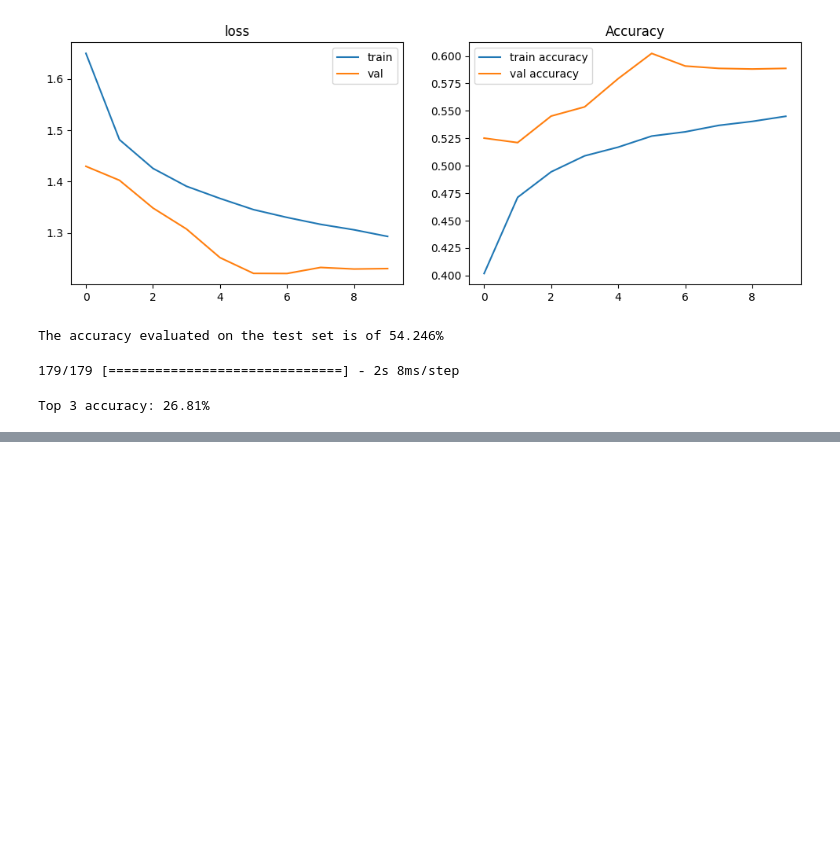
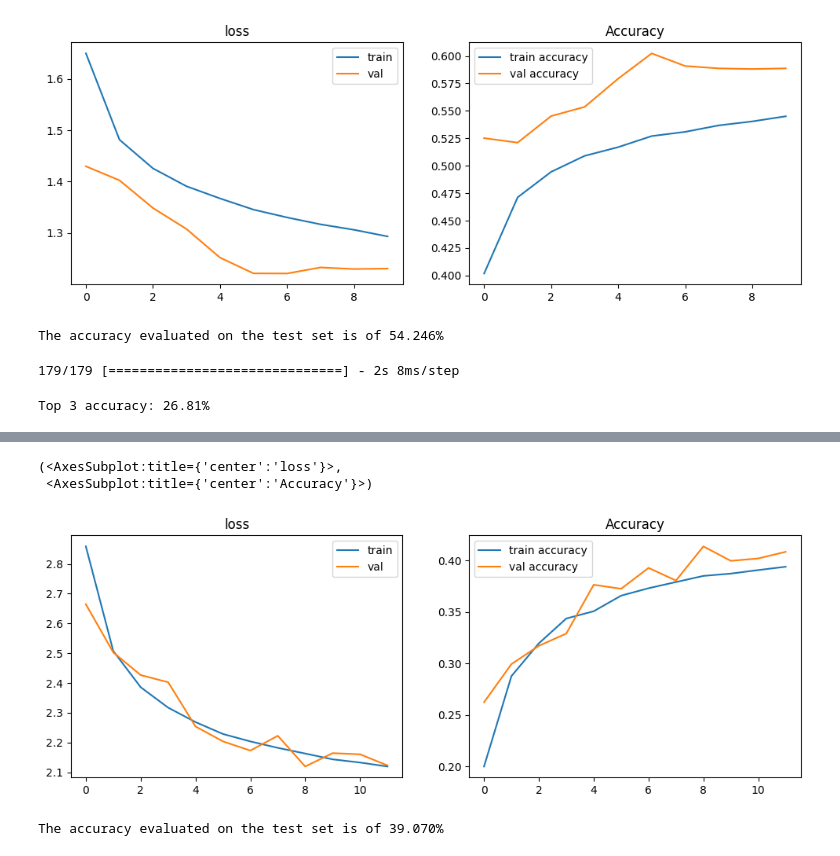
Before and after one commit to NahiaPeschard/wagon_book_cover, a Jupyter notebook: notebooks/elli_google_nlp2.ipynb, the cells around one changed output, grey strips where cells are left out. Cells and saved outputs as stored; diff of their text form; code cells hidden in the pictures; blank space fills up the shorter version.

Commit message:
ran final model on 8 categories

```diff
--- a/notebooks/elli_google_nlp2.ipynb
+++ b/notebooks/elli_google_nlp2.ipynb
@@ -1716,0 +1902,39 @@ Top 3 accuracy: 26.81%
+# %%
+def init_model():
+    # Input layers
+    input_1 = Input(shape=(100,50)) # embeddings input shape
+    input_2 = Input(shape=(8,)) # nahia features input shape
+
+    # Masking layer
+    masked = Masking()(input_1)
+
+    # LSTM
+    lstm = LSTM(50, activation='tanh', dropout=0.2, recurrent_dropout=0.2)(masked)
+
+    # Concatenate LSTM output with additional input
+    concatenated = Concatenate()([lstm, input_2])
+
+    # dense layers
+    dense2 = Dense(30, activation='softmax')(concatenated)
+
+    # Create model
+    model = Model(inputs=[input_1, input_2], outputs=dense2)
+
+    # Compile model
+    model.compile(loss='categorical_crossentropy',
+                  optimizer='adam',
+                  metrics=['accuracy'])
+
+    return model
+
+model = init_model()
+# %%
+#es = EarlyStopping(patience=10, restore_best_weights=True, monitor='val_accuracy')
+es = EarlyStopping(monitor='val_loss', patience=3, min_delta=0.0001)
+
+history = model.fit([X_train_pad2, X_train_picture_features_array], y_train,
+          batch_size = 64,
+          epochs=100,
+          validation_split=0.1,
+          callbacks=[es]
+         )
@@ -1716,0 +1959,11 @@ Top 3 accuracy: 26.81%
+# %%
+plot_history(history)
+# %% [output]
+(<AxesSubplot:title={'center':'loss'}>,
+ <AxesSubplot:title={'center':'Accuracy'}>)
+[figure, added]
+# %%
+res = model.evaluate([X_test_pad2, X_test_picture_features_array], y_test, verbose=0)
+print(f'The accuracy evaluated on the test set is of {res[1]*100:.3f}%')
+# %% [output]
+The accuracy evaluated on the test set is of 39.070%
```
Also changed, not shown: parts of 28 cells of this notebook.
